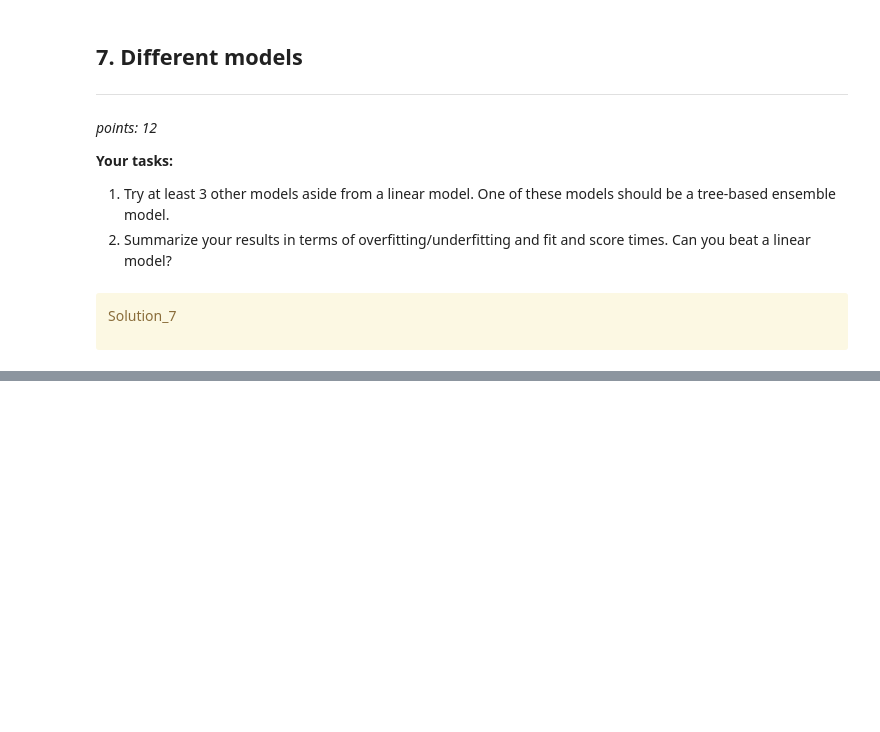
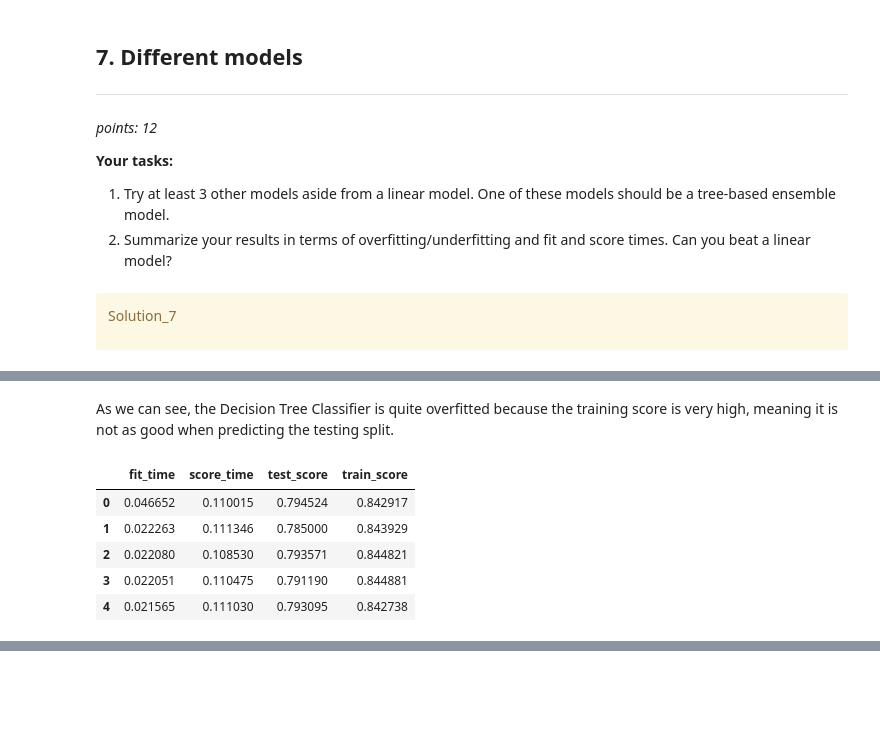
Before and after one commit to olichengus/CPSC330HW, a Jupyter notebook: hw5/hw5.ipynb, the cells around one changed output, grey strips where cells are left out. Cells and saved outputs as stored; diff of their text form; code cells hidden in the pictures; blank space fills up the shorter version.

```diff
--- a/hw5/hw5.ipynb
+++ b/hw5/hw5.ipynb
@@ -452,0 +512,15 @@ _Type your answer here, replacing this text._
+# %% [markdown]
+As we can see, the Decision Tree Classifier is quite overfitted because the training score is very high, meaning it is not as good when predicting the testing split.
+# %%
+# KNeighbour
+from sklearn.neighbors import KNeighborsClassifier
+knn_pipeline = make_pipeline(preprocessor,KNeighborsClassifier())
+cv_scores = cross_validate(knn_pipeline,X_train,y_train,return_train_score=True)
+pd.DataFrame(cv_scores)
+# %% [output]
+|  | fit_time | score_time | test_score | train_score |
+| 0 | 0.046652 | 0.110015 | 0.794524 | 0.842917 |
+| 1 | 0.022263 | 0.111346 | 0.785000 | 0.843929 |
+| 2 | 0.022080 | 0.108530 | 0.793571 | 0.844821 |
+| 3 | 0.022051 | 0.110475 | 0.791190 | 0.844881 |
+| 4 | 0.021565 | 0.111030 | 0.793095 | 0.842738 |
```
Also changed, not shown: parts of 15 cells of this notebook, 1 other file.
